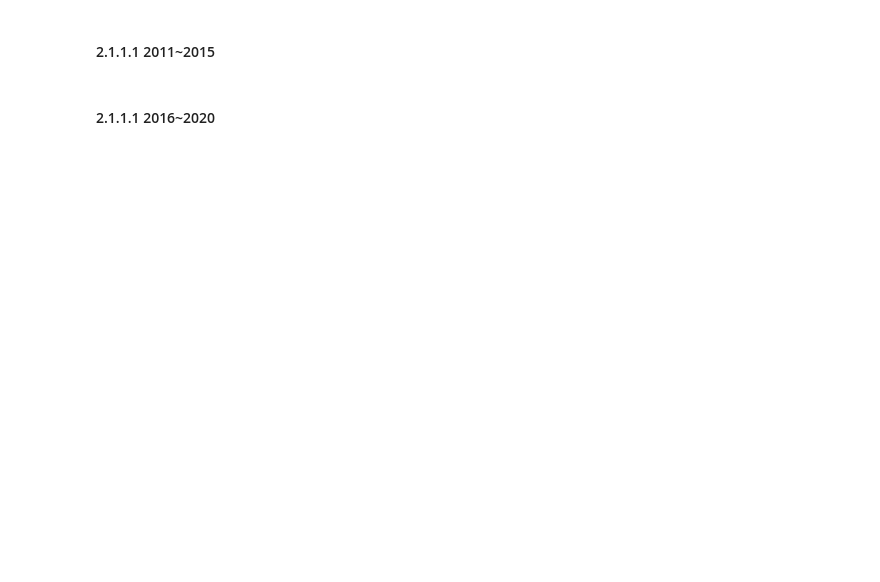
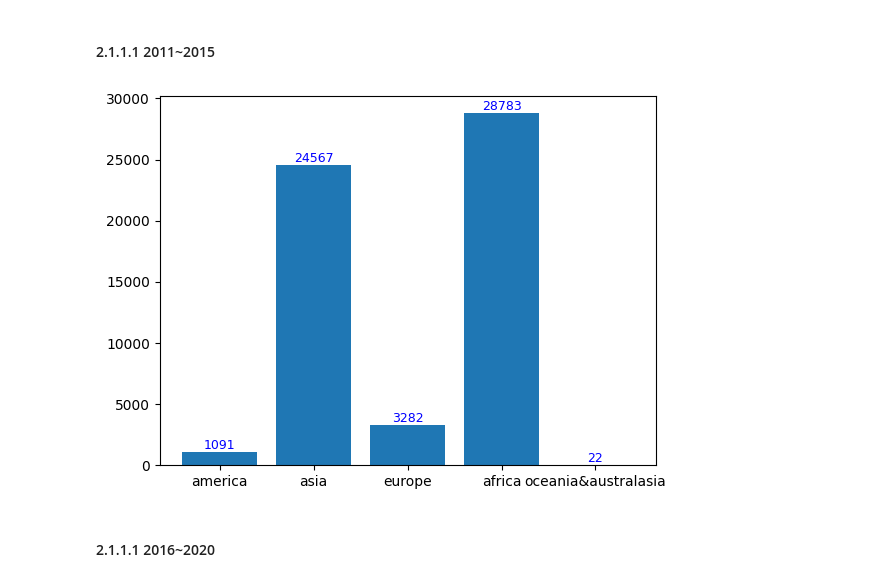
Before and after one commit to geonno/terrorism, a Jupyter notebook: terrorism.ipynb, the cells around one changed output. Drawn from its saved outputs; the diff is of its cells as text; code cells hidden in the pictures; blank space fills up the shorter version.

```diff
--- a/terrorism.ipynb
+++ b/terrorism.ipynb
@@ -123,31 +123,33 @@ KeyError: 7702
 # %%
 america = 0
 asia = 0
 europe = 0
 africa = 0
 oceania = 0
 for i in tqdm(range(len(dfc))):
-    if dfa['region'][i]<=3:
+    if dfc['region'][i]<=3:
             america += 1
-    elif dfa['region'][i]<=7:
+    elif dfc['region'][i]<=7:
             asia += 1
-    elif dfa['region'][i]<=9:
+    elif dfc['region'][i]<=9:
             europe += 1
-    elif dfa['region'][i]<=11:
+    elif dfc['region'][i]<=11:
             africa += 1
     else:
             oceania += 1
 x = ['america', 'asia', 'europe', 'africa', 'oceania&australasia']
 y = [america, asia, europe, africa, oceania]
 plt.bar(x,y)
 for i, v in enumerate(x):
     plt.text(v, y[i], y[i],                 # 좌표 (x축 = v, y축 = y[0]..y[1], 표시 = y[0]..y[1])
              fontsize = 9,
              color='blue',
              horizontalalignment='center',  # horizontalalignment (left, center, right)
              verticalalignment='bottom')    # verticalalignment (top, center, bottom)
 
 plt.show()
+# %% [output]
+[figure, added]
 # %% [markdown]
 #### 2.1.1.1 2016~2020
 # %%
```
Also changed, not shown: parts of 3 cells of this notebook, 1 other file.
